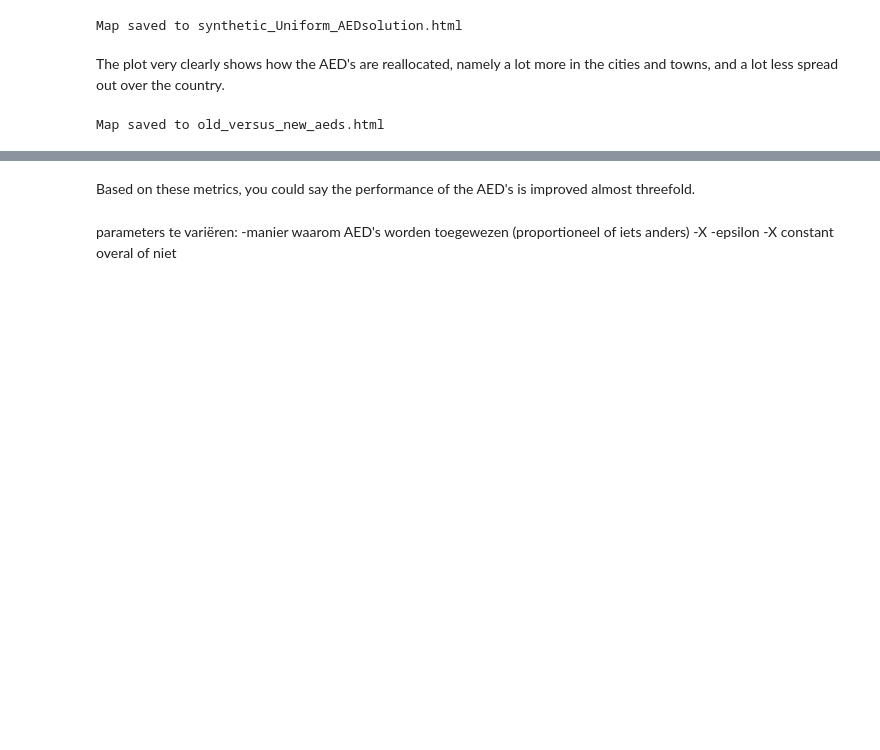
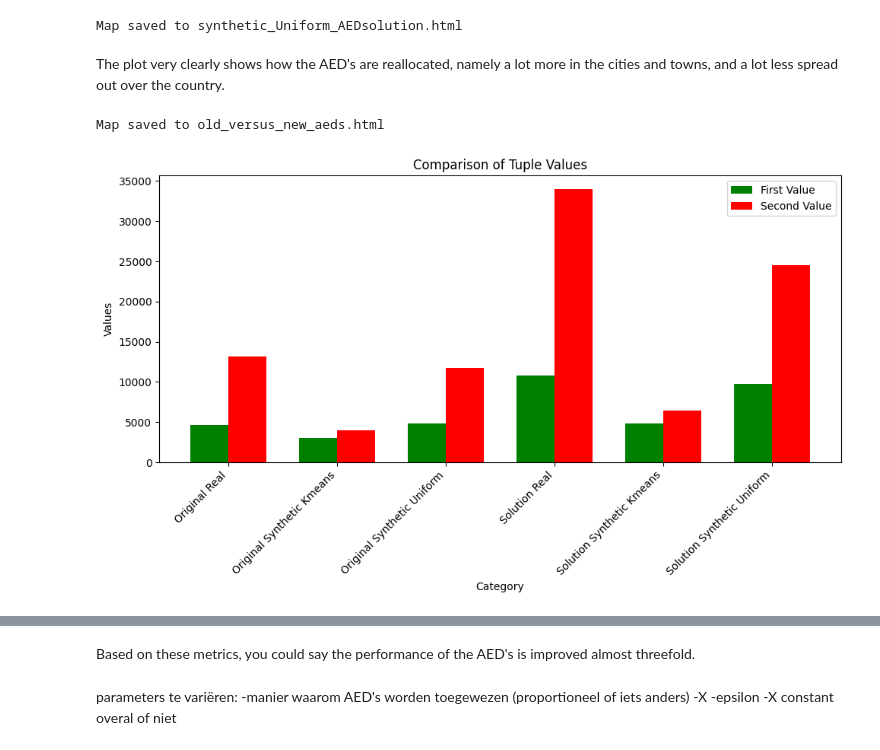
Before and after one commit to Elouan-Debels/MDAProject, a Jupyter notebook: preprocessing.ipynb, the cells around one changed output, grey strips where cells are left out. Drawn from its saved outputs; the diff is of its cells as text; code cells hidden in the pictures; blank space fills up the shorter version.

Commit message:
adding some extra visualisations of the results

```diff
--- a/preprocessing.ipynb
+++ b/preprocessing.ipynb
@@ -603,7 +608,8 @@ aed_locations = pd.read_csv('aed_locations_coordinates_processed.csv')
 # %% [markdown]
 4810 AED's are valid using the uniform distribution, which comes close to the 4657 of the real dataset. This indicates that the synthetic dataset created by using random uniform changes in coordinates is realistic.
 # %%
-find_closest_aeds_count(X, df_synthetic, aed_locations)
+original_syntheticKmeans_output = find_closest_aeds_count(X, df_synthetic, aed_locations)
+original_syntheticKmeans_output
 # %% [output]
 (3078, 4021)
 # %% [markdown]
@@ -1195,6 +1201,7 @@ AED_solution
 12248 rows × 9 columns
 # %%
 #compared to the 4657 original valid AEDs and the 13205 cardiac problems covered, this is a major improvement.
-find_closest_aeds_count(X, card_arrest_all, AED_solution)
+solution_real_output = find_closest_aeds_count(X, card_arrest_all, AED_solution)
+solution_real_output
 # %% [output]
 (10759, 33968)
@@ -1204,6 +1216,7 @@ find_closest_aeds_count(X, card_arrest_all, AED_solution)
 # %%
 #compared to 3078 original valid and 4021 covered cardiac instances, this is a major improvement too.
-find_closest_aeds_count(X, df_synthetic, AED_solution)
+solution_syntheticKmeans_output = find_closest_aeds_count(X, df_synthetic, AED_solution)
+solution_syntheticKmeans_output
 # %% [output]
 (4796, 6409)
 # %%
@@ -1216,7 +1229,8 @@ plot_dataFrames(df_synthetic, AED_solution,
 Map saved to synthetic_Kmeans_AEDsolution.html
 # %%
 #compared to the 4810 of the original and 11736 cardiac instances covered, this is a major improvement too.
-find_closest_aeds_count(X, synthetic_uniform, AED_solution)
+solution_syntheticUniform_output = find_closest_aeds_count(X, synthetic_uniform, AED_solution)
+solution_syntheticUniform_output
 # %% [output]
 (9720, 24513)
 # %%
@@ -1240,3 +1254,55 @@ plot_dataFrames(aed_locations_original, AED_solution,
                df2_lat_col='latitude', df2_lon_col='longitude')
 # %% [output]
 Map saved to old_versus_new_aeds.html
+# %%
+# List of tuples
+tuples = [original_real_output,
+          original_syntheticKmeans_output,
+          original_syntheticUniform_output,
+          solution_real_output,
+          solution_syntheticKmeans_output,
+          solution_syntheticUniform_output]
+
+# Labels for the x-axis
+labels = ['Original Real',
+          'Original Synthetic Kmeans',
+          'Original Synthetic Uniform',
+          'Solution Real',
+          'Solution Synthetic Kmeans',
+          'Solution Synthetic Uniform']
+
+# Number of bars for each group (1st and 2nd value in the tuple)
+n_groups = len(tuples)
+
+# Separate the tuple values into two lists: first_values (green) and second_values (red)
+first_values = [t[0] for t in tuples]
+second_values = [t[1] for t in tuples]
+
+# Define the positions on the x-axis
+index = np.arange(n_groups)
+
+# Width of each bar
+bar_width = 0.35
+
+# Plotting the bars
+fig, ax = plt.subplots(figsize=(10, 6))
+
+# Bar for the first value in the tuple
+bar1 = ax.bar(index, first_values, bar_width, color='green', label='First Value')
+
+# Bar for the second value in the tuple, positioned next to the first one
+bar2 = ax.bar(index + bar_width, second_values, bar_width, color='red', label='Second Value')
+
+# Adding labels, title, and legend
+ax.set_xlabel('Category')
+ax.set_ylabel('Values')
+ax.set_title('Comparison of Tuple Values')
+ax.set_xticks(index + bar_width / 2)
+ax.set_xticklabels(labels, rotation=45, ha='right')
+ax.legend()
+
+# Display the plot
+plt.tight_layout()
+plt.show()
+# %% [output]
+[figure, added]
```
Also changed, not shown: parts of 7 cells of this notebook, 1 other file.
